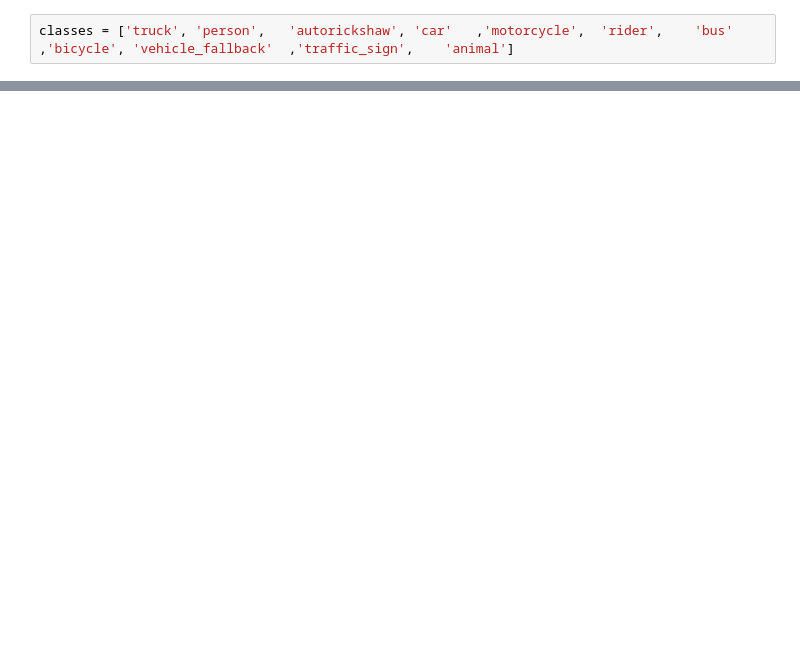
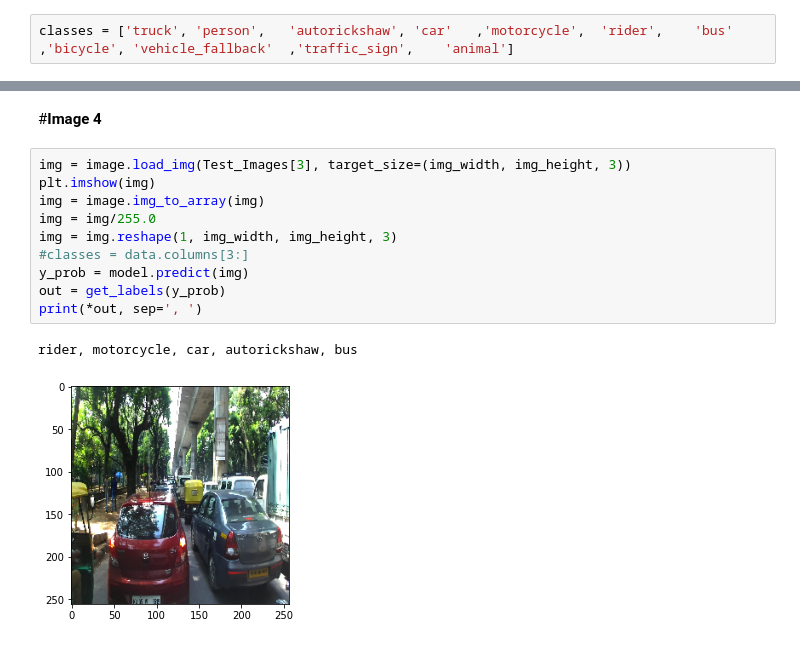
Before and after one commit to Arunav07/CRISTL, a Jupyter notebook: Transfer_Learning.ipynb, the cells around one changed output, grey strips where cells are left out. Drawn from its saved outputs; the diff is of its cells as text; blank space fills up the shorter version.

```diff
--- a/Transfer_Learning.ipynb
+++ b/Transfer_Learning.ipynb
@@ -235,0 +206,15 @@ animal (0.031459)
+# %% [markdown]
+#**Image 4**
+# %%
+img = image.load_img(Test_Images[3], target_size=(img_width, img_height, 3))
+plt.imshow(img)
+img = image.img_to_array(img)
+img = img/255.0
+img = img.reshape(1, img_width, img_height, 3)
+#classes = data.columns[3:]
+y_prob = model.predict(img)
+out = get_labels(y_prob)
+print(*out, sep=', ')
+# %% [output]
+rider, motorcycle, car, autorickshaw, bus
+[figure, added]
```
Also changed, not shown: parts of 30 cells of this notebook.
